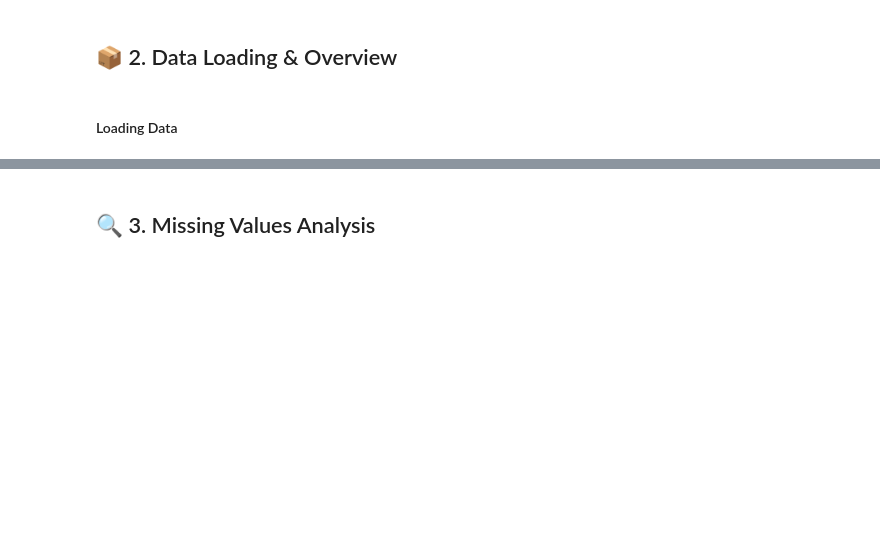
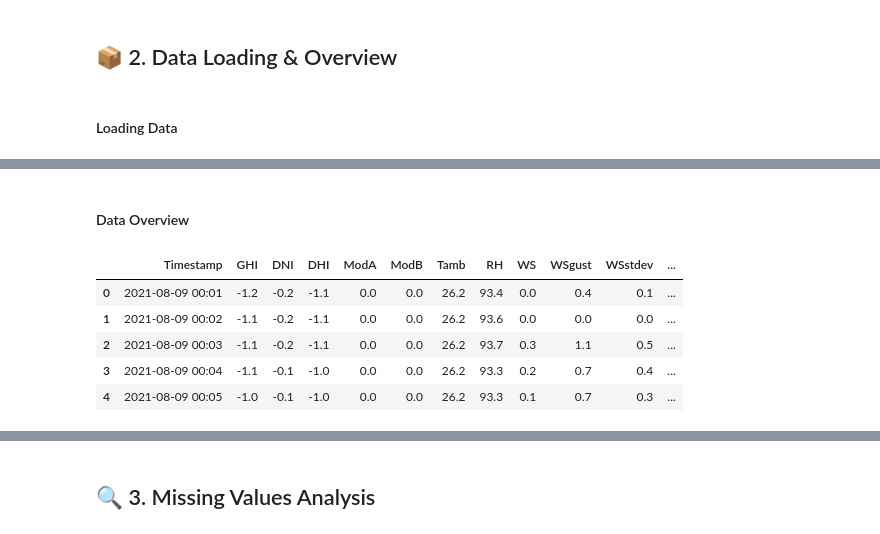
Before and after one commit to Teshager21/solar-challenge-week1, a Jupyter notebook: notebooks/benin_eda.ipynb, the cells around one changed output, grey strips where cells are left out. Drawn from its saved outputs; the diff is of its cells as text; code cells hidden in the pictures; blank space fills up the shorter version.

Commit message:
feat: add data overview functionalities

```diff
--- a/notebooks/benin_eda.ipynb
+++ b/notebooks/benin_eda.ipynb
@@ -21,0 +38,11 @@ df=pd.read_csv('../data/benin-malanville.csv')
+# %% [markdown]
+#### Data Overview
+# %%
+df.head()
+# %% [output]
+|  | Timestamp | GHI | DNI | DHI | ModA | ModB | Tamb | RH | WS | WSgust | WSstdev | ... |
+| 0 | 2021-08-09 00:01 | -1.2 | -0.2 | -1.1 | 0.0 | 0.0 | 26.2 | 93.4 | 0.0 | 0.4 | 0.1 | ... |
+| 1 | 2021-08-09 00:02 | -1.1 | -0.2 | -1.1 | 0.0 | 0.0 | 26.2 | 93.6 | 0.0 | 0.0 | 0.0 | ... |
+| 2 | 2021-08-09 00:03 | -1.1 | -0.2 | -1.1 | 0.0 | 0.0 | 26.2 | 93.7 | 0.3 | 1.1 | 0.5 | ... |
+| 3 | 2021-08-09 00:04 | -1.1 | -0.1 | -1.0 | 0.0 | 0.0 | 26.2 | 93.3 | 0.2 | 0.7 | 0.4 | ... |
+| 4 | 2021-08-09 00:05 | -1.0 | -0.1 | -1.0 | 0.0 | 0.0 | 26.2 | 93.3 | 0.1 | 0.7 | 0.3 | ... |
```
Also changed, not shown: parts of 6 cells of this notebook.
